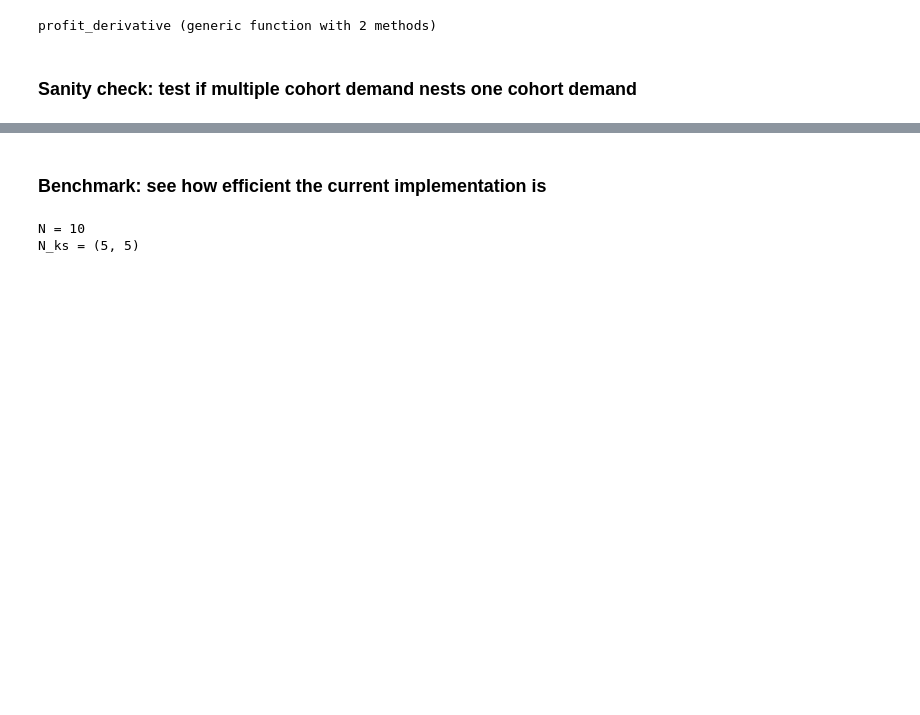
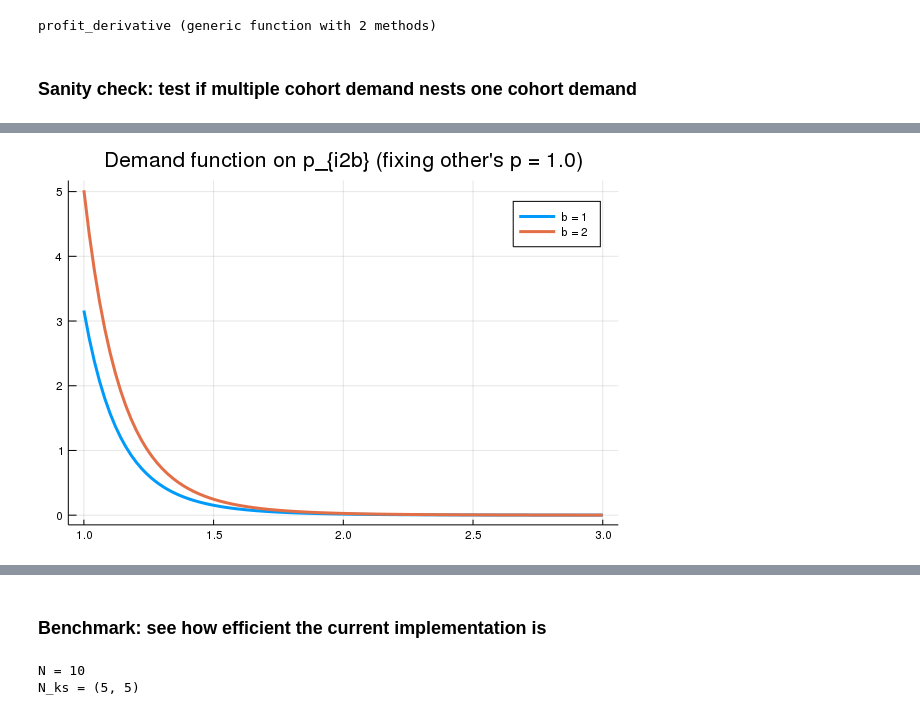
Before and after one commit to lnsongxf/Perla1.jl, a Jupyter notebook: demand-function-with-multiple-cohorts-two-type.ipynb, the cells around one changed output, grey strips where cells are left out. Cells and saved outputs as stored; diff of their text form; code cells hidden in the pictures; blank space fills up the shorter version.

```diff
--- a/demand-function-with-multiple-cohorts-two-type.ipynb
+++ b/demand-function-with-multiple-cohorts-two-type.ipynb
@@ -178,0 +199,6 @@ end
+# %%
+# plot the demand functions for k = 2
+plot(range(1.0,stop=3.0,length=100), (b -> (p_i -> demand(p_i, 2, b, p, f, params))).(1:b_bar),
+    label = string.("b = ",1:b_bar), lw = 3, title = "Demand function on p_{i2b} (fixing other's p = 1.0)")
+# %% [output]
+[figure, added]
```
Also changed, not shown: parts of 14 cells of this notebook.
